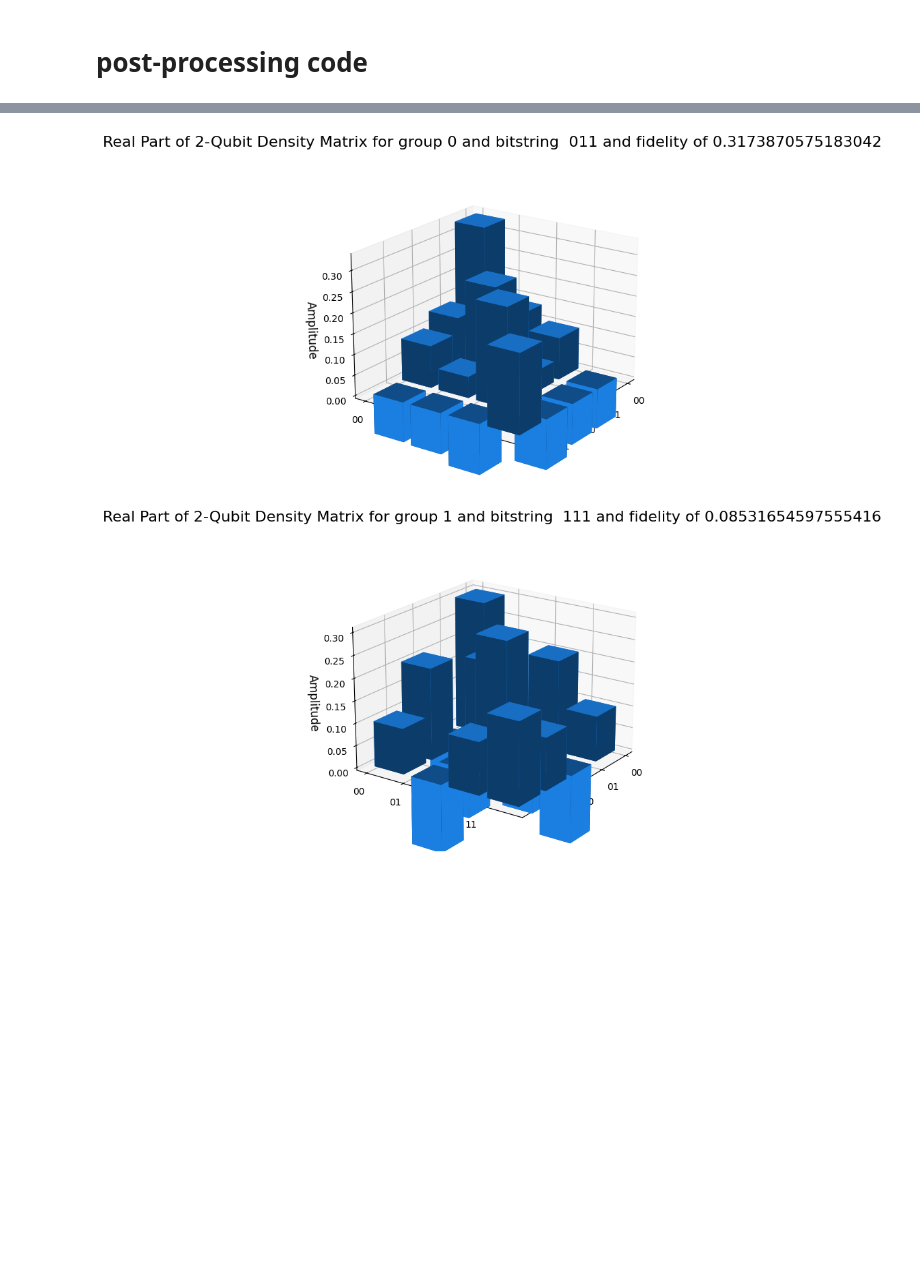
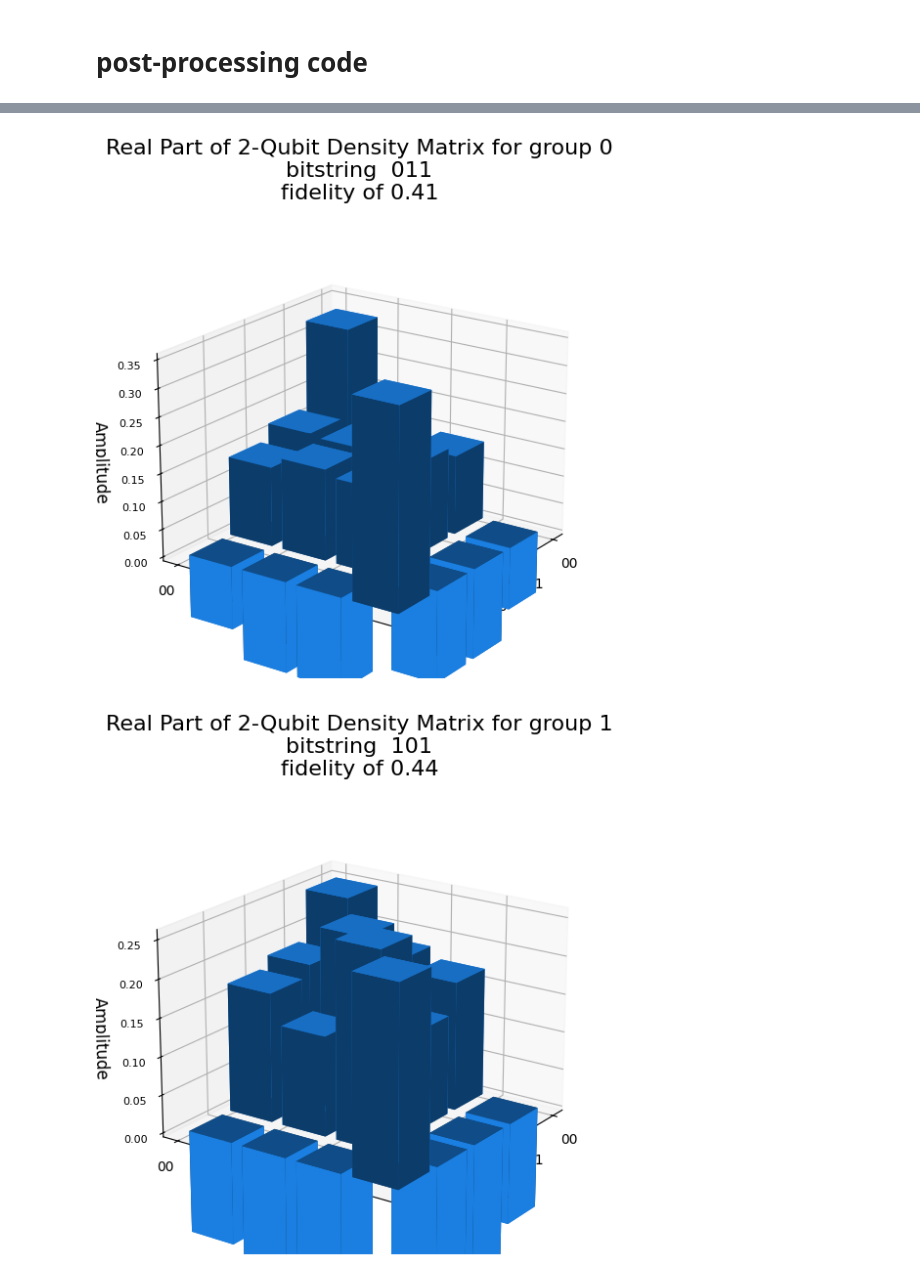
Before and after one commit to iqm-finland/iqm-benchmarks, a Jupyter notebook: examples/example_adonis_graph_state.ipynb, the cells around one changed output, grey strips where cells are left out. Drawn from its saved outputs; the diff is of its cells as text; code cells hidden in the pictures; blank space fills up the shorter version.

Commit message:
adding functions to graph_states and utils - WIP

```diff
--- a/examples/example_adonis_graph_state.ipynb
+++ b/examples/example_adonis_graph_state.ipynb
@@ -91,22 +88,18 @@ def get_neighbors_of_edges(edges, graph_edges):
     neighboring_nodes = set()
     nodes_in_edges = set()
 
-
     for u, v in edges:
         nodes_in_edges.add(u)
         nodes_in_edges.add(v)
 
-
     for x, y in graph_edges:
-
         if x in nodes_in_edges:
             neighboring_nodes.add(y)
         if y in nodes_in_edges:
             neighboring_nodes.add(x)
-
     neighboring_nodes -= nodes_in_edges
 
-    return neighboring_nodes
+    return list(neighboring_nodes)
 # %%
 def project_neighbouring_qubits(qc, num_cregs, meas_qubit):
     qc_copy = qc.copy()
@@ -119,12 +116,14 @@ def project_neighbouring_qubits(qc, num_cregs, meas_qubit):
 # %%
 num_qubits = backend.num_qubits
-new_cmap = [v for i, v in enumerate(list(cmap)) if i % 2 == 0]
+#new_cmap = [v for i, v in enumerate(list(cmap)) if i % 2 == 0]
+new_cmap = list(cmap.graph.to_undirected(multigraph=False).edge_list())
 qc = generate_graph_state(list(range(num_qubits)), backend=backend)
 
 ## store state_vector
-import qiskit.quantum_info as qi
-stv_graph = np.array(qi.Statevector.from_instruction(qc))
-rho_graph = np.einsum('i, j -> ij', np.conjugate(stv_graph.T), stv_graph)
+# import qiskit.quantum_info as qi
+# stv_graph = np.array(qi.Statevector.from_instruction(qc))
+# rho_graph = np.einsum('i, j -> ij', np.conjugate(stv_graph.T), stv_graph)
+
 run_iterations = find_maximal_edge_set(new_cmap)
 num_iterations = len(run_iterations)
 projected_nodes = [get_neighbors_of_edges(list(x), new_cmap) for x in run_iterations]
@@ -132,6 +180,6 @@ qc_list = [project_neighbouring_qubits(qc, len(x), x) for x in projected_nodes]
 # %%
-Nu = 500 ## number of random unitaries used
-Nm = 2000 ## number of measurements per random unitary
+Nu = 50 ## number of random unitaries used
+Nm = 2**10 ## number of measurements per random unitary
 counts_list = []
 unitaries_list = []
 for circs in qc_list:
@@ -246,34 +294,34 @@ def plot_tomography(matrix, title, color):
 
     # Create the figure
     fig = plt.figure(figsize=(8, 6))
     ax = fig.add_subplot(111, projection='3d')
 
     # Plot the bars
     ax.bar3d(xpos, ypos, zpos, dx, dy, heights, shade=True, color=color)
 
     # Set axis labels with bitstrings
     ax.set_xticks(np.arange(n))
     ax.set_yticks(np.arange(n))
     ax.set_xticklabels(bitstrings, fontsize=10)
     ax.set_yticklabels(bitstrings, fontsize=10)
 
     # Add title and axis labels
     ax.set_title(title, fontsize=16, pad=20)
     ax.set_zlabel("Amplitude", fontsize=12)
 
     # Set the view angle for better visualization
     ax.view_init(elev=20, azim=35)
 
     # Show the plot
-    plt.tight_layout()
+    #plt.tight_layout()
     plt.show()
 
 
 # Plot the real part in blue
 for iq in range(num_iterations):
     fid = np.trace(max_neg_dm[iq] @ np.array(reduced_dm_list[iq]))
-    plot_tomography(np.real(max_neg_dm[iq]), f"Real Part of 2-Qubit Density Matrix for group {iq} and bitstring {neigbour_bit_strings[get_index[iq]]} and fidelity of {np.real(fid)}", color="dodgerblue")
+    plot_tomography(np.real(max_neg_dm[iq]), f"Real Part of 2-Qubit Density Matrix for group {iq}\nbitstring {neigbour_bit_strings[get_index[iq]]}\nfidelity of {np.real(fid):.2f}", color="dodgerblue")
     # plot_tomography(np.real(reduced_dm_list[iq]), f"Ideal Real Part of 2-Qubit Density Matrix for group {iq} and bitstring {neigbour_bit_strings[get_index[iq]]}", color="red")
 # %% [output]
-[figure, old version]
+[figure, new version]
-[figure, old version]
+[figure, new version]
```
Also changed, not shown: parts of 9 cells of this notebook, 2 other files.
